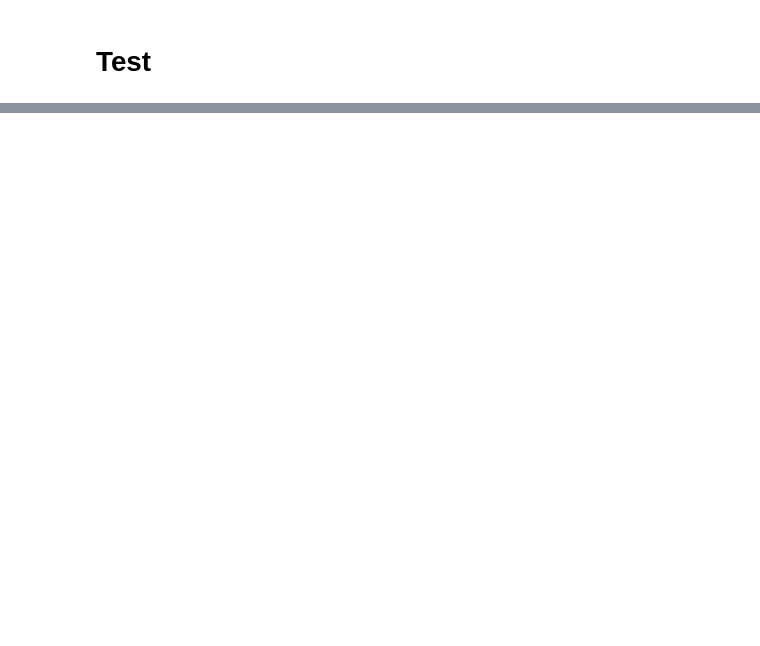
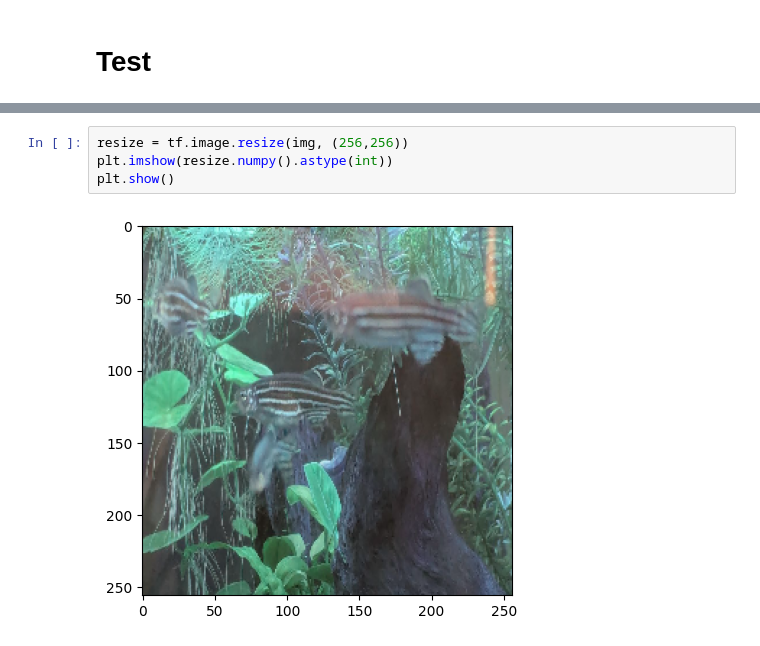
Before and after one commit to devatworkMAD/AquariumFishRecognition, a Jupyter notebook: Subprojects/CNN/fish_recognition/main.ipynb, the cells around one changed output, grey strips where cells are left out. Drawn from its saved outputs; the diff is of its cells as text; blank space fills up the shorter version.

```diff
--- a/Subprojects/CNN/fish_recognition/main.ipynb
+++ b/Subprojects/CNN/fish_recognition/main.ipynb
@@ -201,0 +280,6 @@ ModuleNotFoundError: No module named 'cv2'
+# %%
+resize = tf.image.resize(img, (256,256))
+plt.imshow(resize.numpy().astype(int))
+plt.show()
+# %% [output]
+[figure, added]
```
Also changed, not shown: parts of 27 cells of this notebook, 12 other files.
